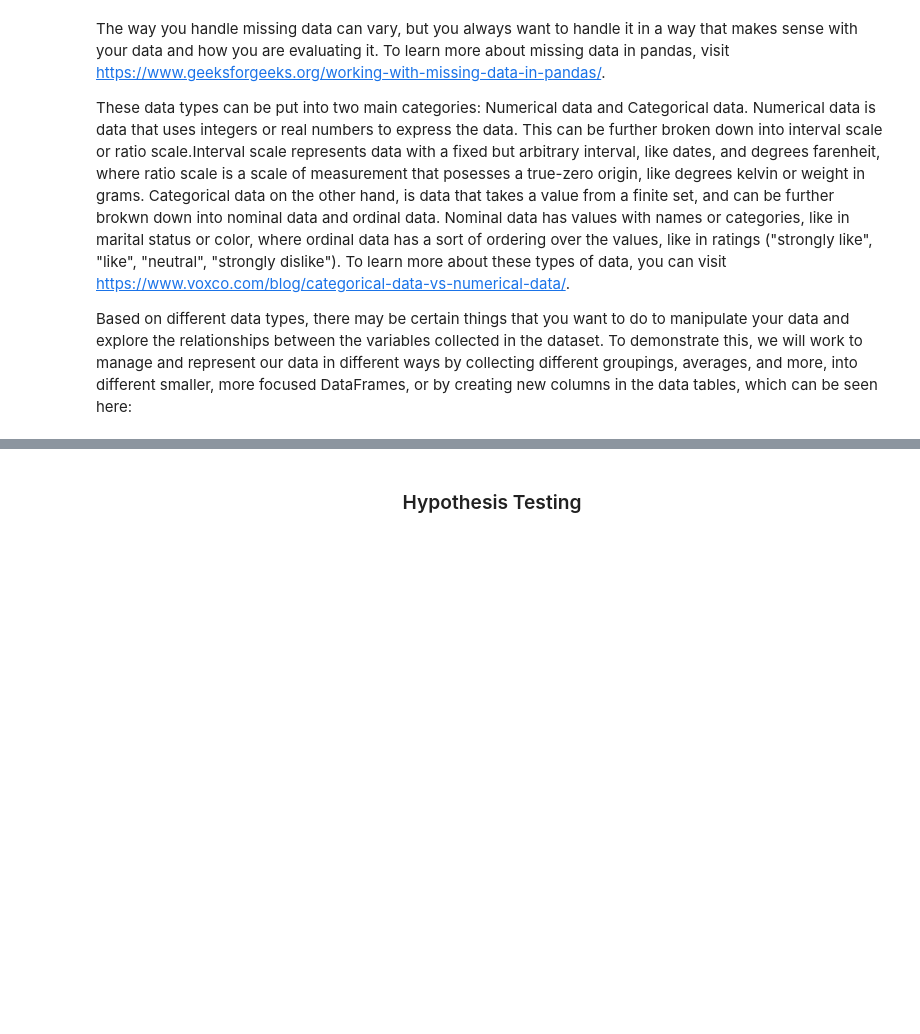
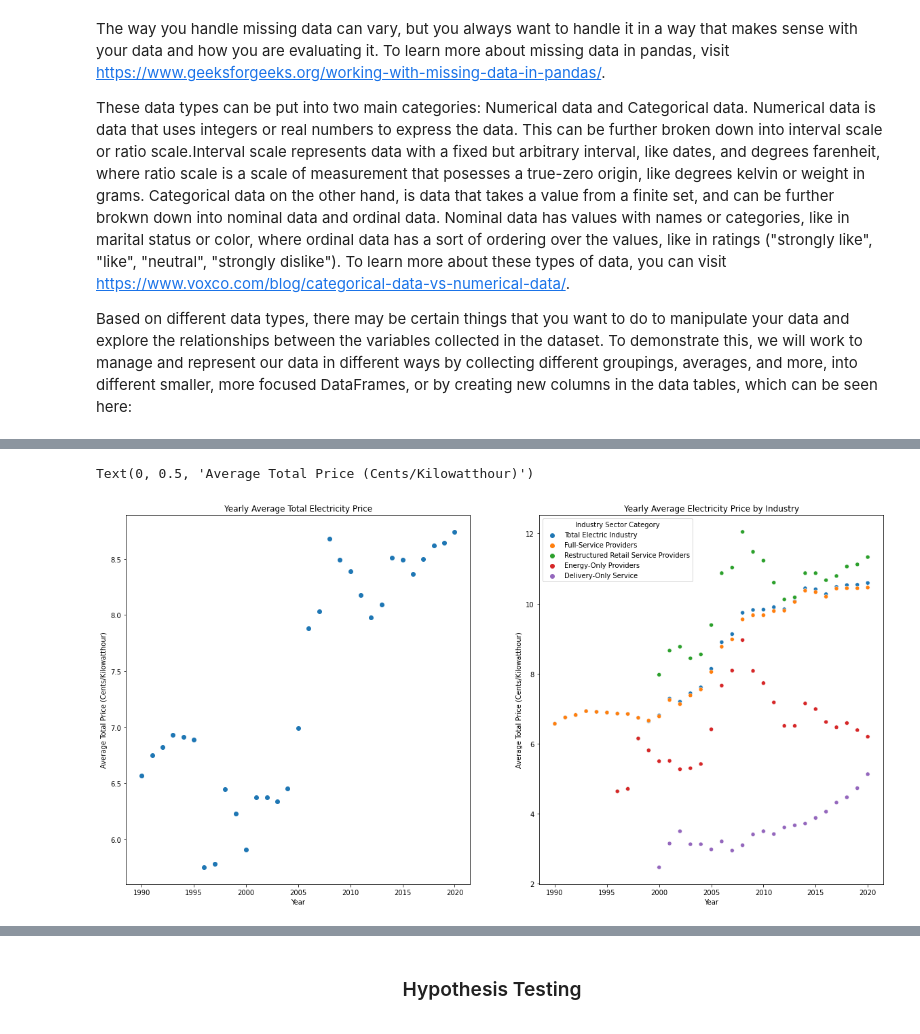
Before and after one commit to jydsmrs6/jydsmrs6.github.io, a Jupyter notebook: final.ipynb, the cells around one changed output, grey strips where cells are left out. Cells and saved outputs as stored; diff of their text form; code cells hidden in the pictures; blank space fills up the shorter version.

Commit message:
finshed up through data analysis

```diff
--- a/final.ipynb
+++ b/final.ipynb
@@ -140,11 +136,9 @@ Based on different data types, there may be certain things that you want to do t
 # %%
 yearly_averages = df.loc[df['State'] == 'US'].groupby('Year').mean()
 
-yearly_company_averages = df.loc[df['State'] == 'US']
-
-yearly_groupings = df.loc[df['State'] != 'US'].groupby('Year')
+yearly_industry_averages = df.loc[df['State'] == 'US']
 
 state_groupings = df.loc[df['State'] != 'US'].groupby('State')
 
-company_groupings = df.loc[df['State'] != 'US'].groupby('Industry Sector Category')
+industry_groupings = df.loc[df['State'] != 'US'].groupby('Industry Sector Category')
 # %% [markdown]
@@ -159,0 +158,26 @@ Now that the data is grouped and formatted how we like, we can move to the next
+# %%
+fig, ax = plt.subplots(1, 2, figsize=(20, 10))
+
+x = yearly_averages.axes[0].values
+y = yearly_averages['Total'].values
+
+ax[0].scatter(x, y)
+ax[0].set_title('Yearly Average Total Electricity Price')
+ax[0].set_xlabel('Year')
+ax[0].set_ylabel('Average Total Price (Cents/Kilowatthour)')
+
+x = yearly_industry_averages['Year'].values
+y = yearly_industry_averages['Total'].values
+
+ax[1] = sns.scatterplot(\
+        data=yearly_industry_averages,
+        ax=ax[1],
+        x='Year',
+        y='Total',
+        hue='Industry Sector Category')
+ax[1].set_title('Yearly Average Electricity Price by Industry')
+ax[1].set_xlabel('Year')
+ax[1].set_ylabel('Average Total Price (Cents/Kilowatthour)')
+# %% [output]
+Text(0, 0.5, 'Average Total Price (Cents/Kilowatthour)')
+[figure, added]
```
Also changed, not shown: parts of 10 cells of this notebook, 1 other file.
